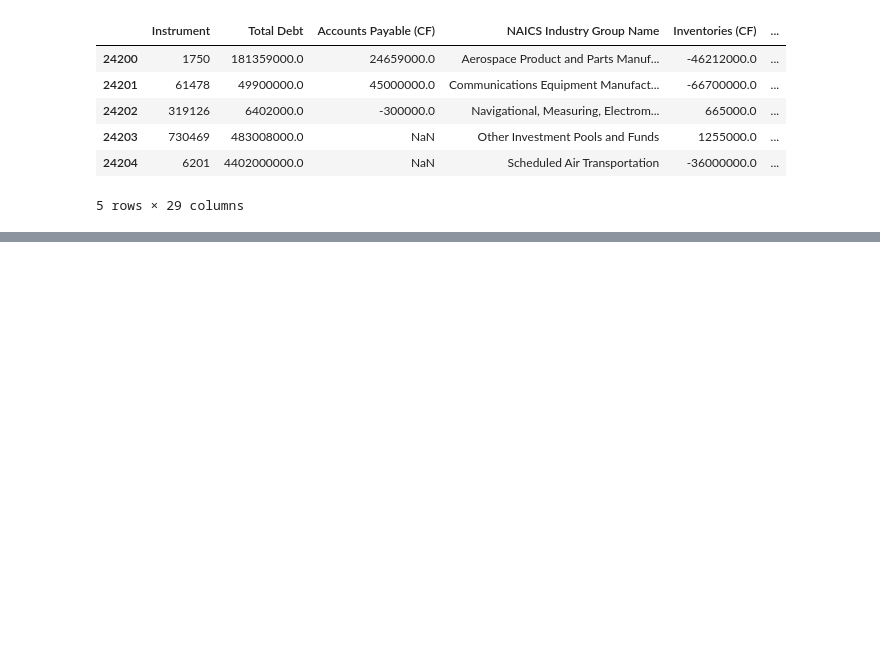
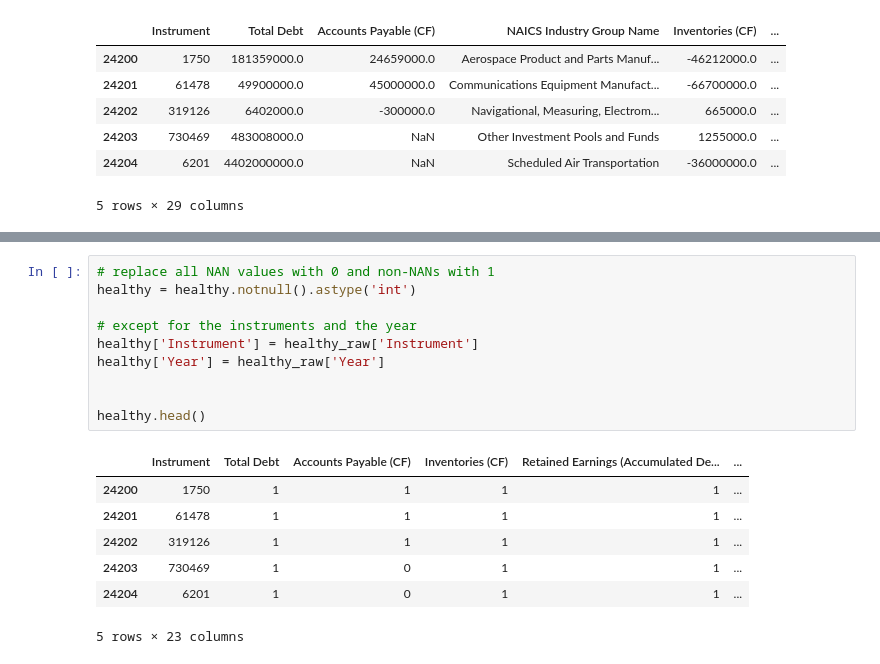
Before and after one commit to Faisalsouz/bankruptcy, a Jupyter notebook: data/Eikon/Cleaning.ipynb, the cells around one changed output, grey strips where cells are left out. Cells and saved outputs as stored; diff of their text form; blank space fills up the shorter version.

```diff
--- a/data/Eikon/Cleaning.ipynb
+++ b/data/Eikon/Cleaning.ipynb
@@ -29,3 +70,21 @@ healthy_raw.head()
+# %%
+# replace all NAN values with 0 and non-NANs with 1
+healthy = healthy.notnull().astype('int')
+
+# except for the instruments and the year
+healthy['Instrument'] = healthy_raw['Instrument']
+healthy['Year'] = healthy_raw['Year']
+
+
+healthy.head()
+# %% [output]
+|  | Instrument | Total Debt | Accounts Payable (CF) | Inventories (CF) | Retained Earnings (Accumulated De... | ... |
+| 24200 | 1750 | 1 | 1 | 1 | 1 | ... |
+| 24201 | 61478 | 1 | 1 | 1 | 1 | ... |
+| 24202 | 319126 | 1 | 1 | 1 | 1 | ... |
+| 24203 | 730469 | 1 | 0 | 1 | 1 | ... |
+| 24204 | 6201 | 1 | 0 | 1 | 1 | ... |
+5 rows × 23 columns
 # %%
 for col in healthy.columns:
     print(col)
```
Also changed, not shown: parts of 19 cells of this notebook, 2 other files.
